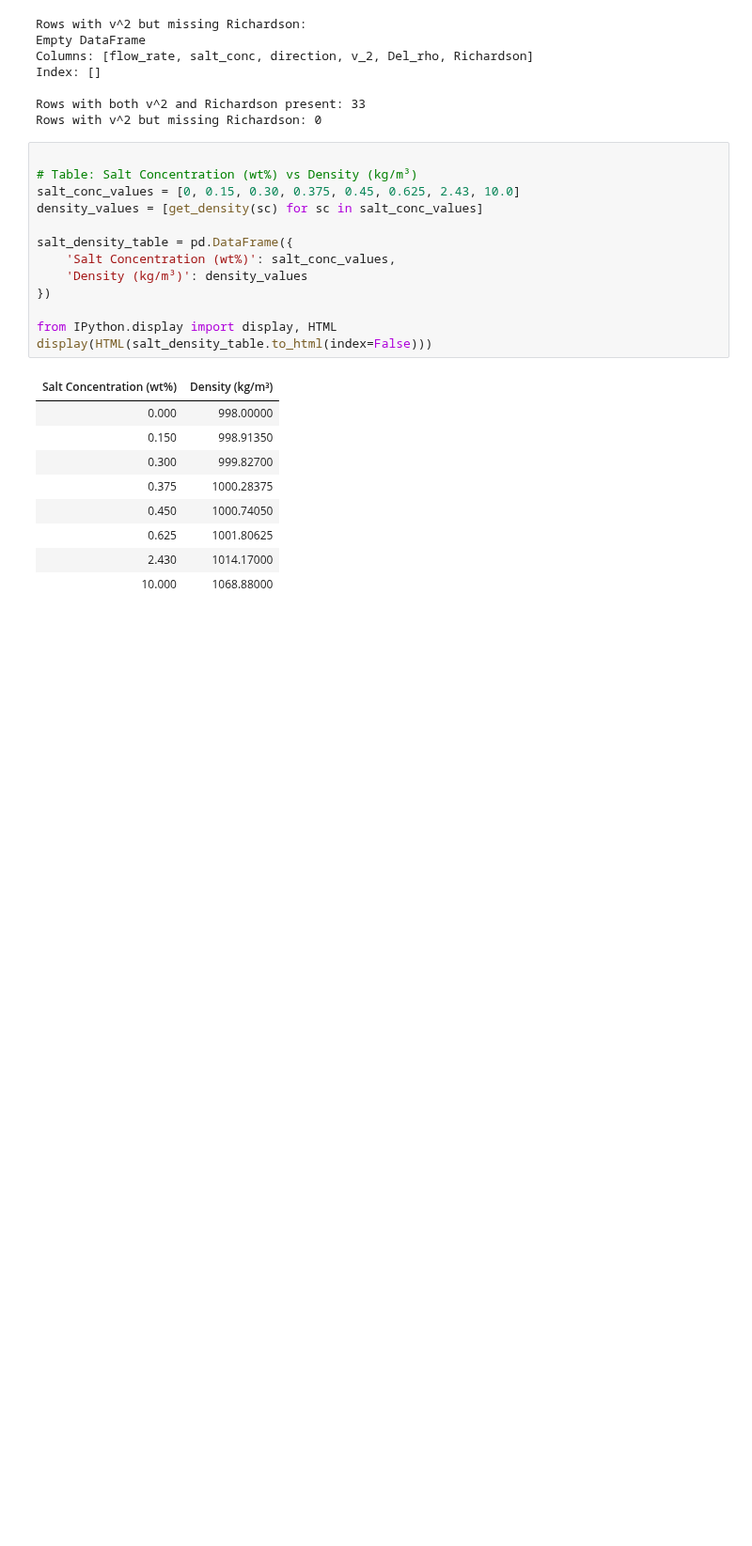
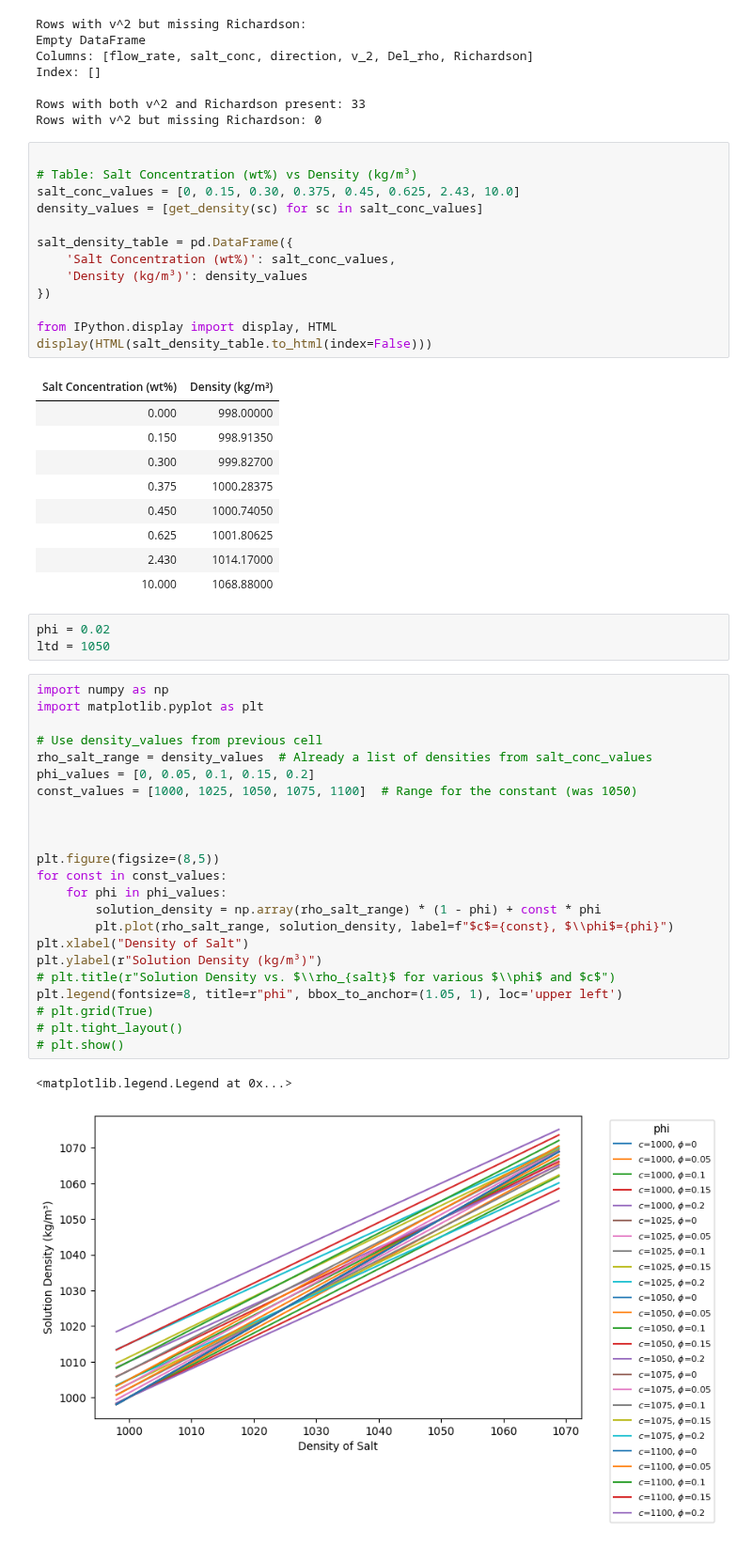
Before and after one commit to ottoittikorn/Projects, a Jupyter notebook: Coanda_results.ipynb, the cells around one changed output. Shown at 94% size. Drawn from its saved outputs; the diff is of its cells as text; blank space fills up the shorter version.

```diff
--- a/Coanda_results.ipynb
+++ b/Coanda_results.ipynb
@@ -338,3 +361,32 @@ display(HTML(salt_density_table.to_html(index=False)))
 | 0.625 | 1001.80625 |
 | 2.430 | 1014.17000 |
 | 10.000 | 1068.88000 |
+# %%
+phi = 0.02
+ltd = 1050
+# %%
+import numpy as np
+import matplotlib.pyplot as plt
+
+# Use density_values from previous cell
+rho_salt_range = density_values  # Already a list of densities from salt_conc_values
+phi_values = [0, 0.05, 0.1, 0.15, 0.2]
+const_values = [1000, 1025, 1050, 1075, 1100]  # Range for the constant (was 1050)
+
+
+
+plt.figure(figsize=(8,5))
+for const in const_values:
+    for phi in phi_values:
+        solution_density = np.array(rho_salt_range) * (1 - phi) + const * phi
+        plt.plot(rho_salt_range, solution_density, label=f"$c$={const}, $\\phi$={phi}")
+plt.xlabel("Density of Salt")
+plt.ylabel(r"Solution Density (kg/m³)")
+# plt.title(r"Solution Density vs. $\\rho_{salt}$ for various $\\phi$ and $c$")
+plt.legend(fontsize=8, title=r"phi", bbox_to_anchor=(1.05, 1), loc='upper left')
+# plt.grid(True)
+# plt.tight_layout()
+# plt.show()
+# %% [output]
+<matplotlib.legend.Legend at 0x...>
+[figure, added]
```
Also changed, not shown: parts of 1 cell of this notebook, 1 other file.
